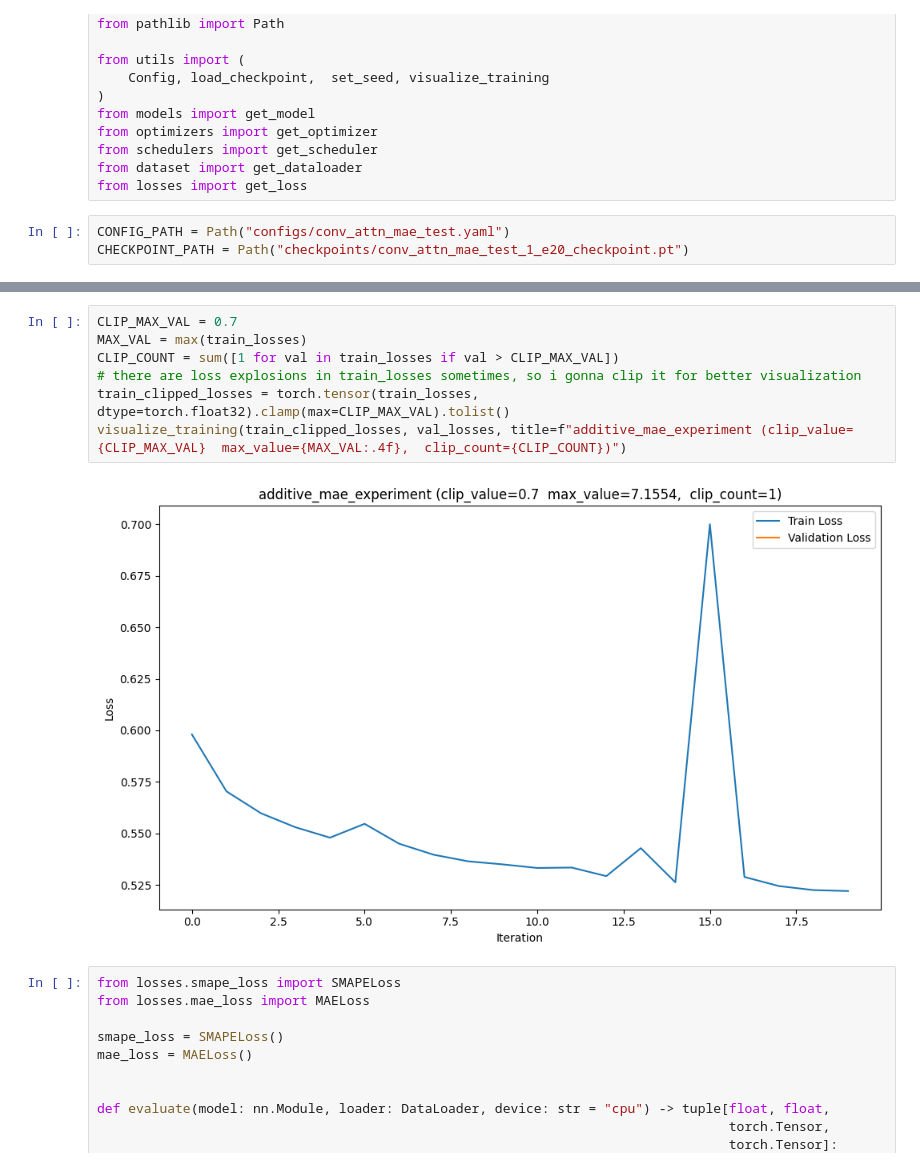
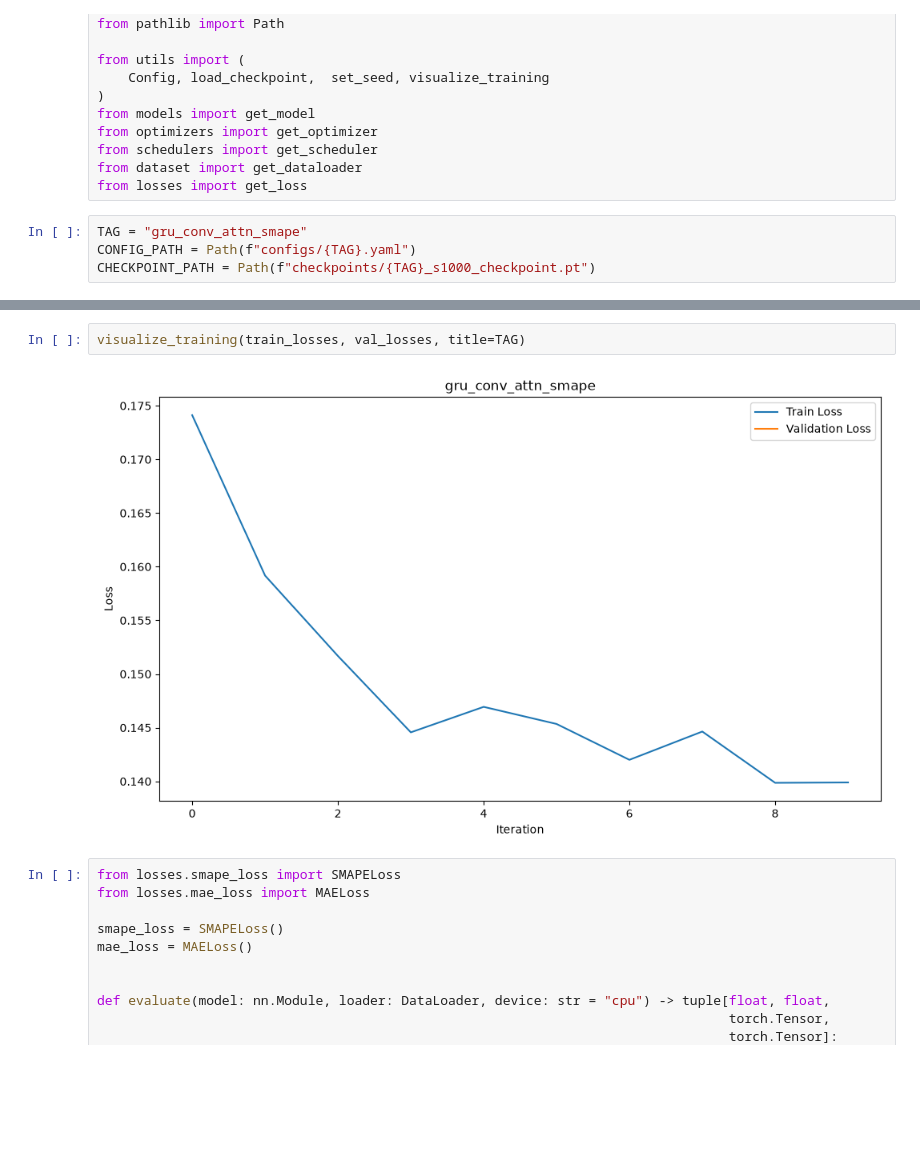
Before and after one commit to deyme17/web-traffic-time-series-forecasting, a Jupyter notebook: evaluation.ipynb, the cells around one changed output, grey strips where cells are left out. Drawn from its saved outputs; the diff is of its cells as text; blank space fills up the shorter version.

```diff
--- a/evaluation.ipynb
+++ b/evaluation.ipynb
@@ -19,8 +19,9 @@ from schedulers import get_scheduler
 from dataset import get_dataloader
 from losses import get_loss
 # %%
-CONFIG_PATH = Path("configs/conv_attn_mae_test.yaml")
-CHECKPOINT_PATH = Path("checkpoints/conv_attn_mae_test_1_e20_checkpoint.pt")
+TAG = "gru_conv_attn_smape"
+CONFIG_PATH = Path(f"configs/{TAG}.yaml")
+CHECKPOINT_PATH = Path(f"checkpoints/{TAG}_s1000_checkpoint.pt")
 # %%
 if not CONFIG_PATH.exists():
     raise FileNotFoundError(f"Config path not found: {CONFIG_PATH}")
@@ -75,12 +76,7 @@ Resumed 'checkpoints\conv_attn_mae_test_1_e20_checkpoint.pt' at epoch 20.
 # %%
-CLIP_MAX_VAL = 0.7
-MAX_VAL = max(train_losses)
-CLIP_COUNT = sum([1 for val in train_losses if val > CLIP_MAX_VAL])
-# there are loss explosions in train_losses sometimes, so i gonna clip it for better visualization
-train_clipped_losses = torch.tensor(train_losses, dtype=torch.float32).clamp(max=CLIP_MAX_VAL).tolist()
-visualize_training(train_clipped_losses, val_losses, title=f"additive_mae_experiment (clip_value={CLIP_MAX_VAL}  max_value={MAX_VAL:.4f},  clip_count={CLIP_COUNT})")
+visualize_training(train_losses, val_losses, title=TAG)
 # %% [output]
-[figure, old version]
+[figure, new version]
 # %%
 from losses.smape_loss import SMAPELoss
 from losses.mae_loss import MAELoss
```
Also changed, not shown: parts of 2 cells of this notebook, 1 other file.
